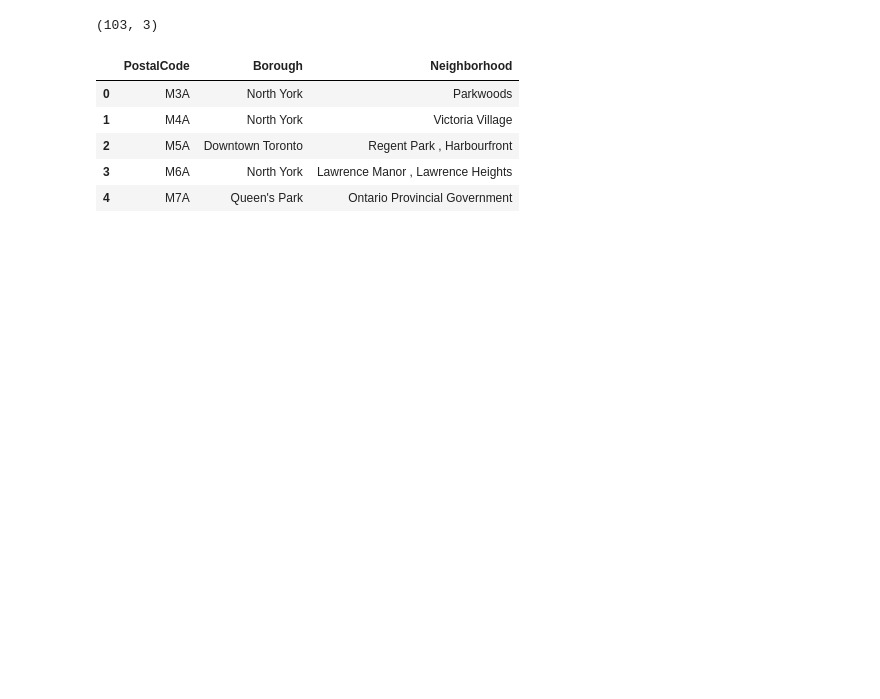
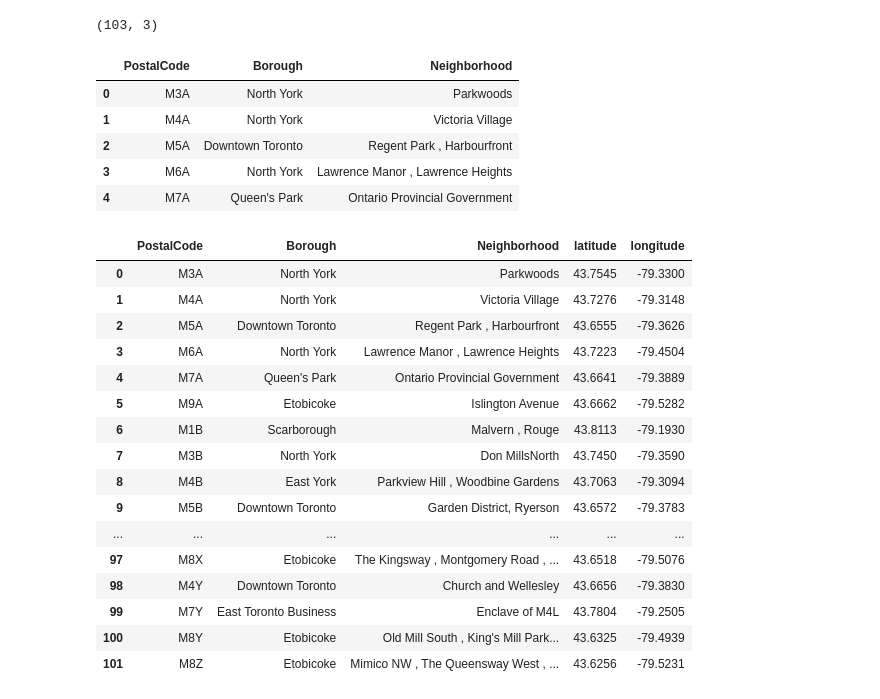
Before and after one commit to amroca79/Toronto_Hood_Segmentation_With_KMeans, a Jupyter notebook: week3_beautiful_soup_scrape.ipynb, the cells around one changed output. Drawn from its saved outputs; the diff is of its cells as text; code cells hidden in the pictures; blank space fills up the shorter version.

Commit message:
This commit adds the coordinate colummns to the dataframe in pandas,read and beautiful_soup notebook.

```diff
--- a/week3_beautiful_soup_scrape.ipynb
+++ b/week3_beautiful_soup_scrape.ipynb
@@ -70,0 +53,33 @@ df.head()
+# %%
+import pgeocode
+
+postal_code = df['PostalCode'].tolist()
+
+nomi = pgeocode.Nominatim('ca')
+location = nomi.query_postal_code(postal_code)
+latitude = location.latitude
+longitude = location.longitude
+# %%
+coordinates = pd.DataFrame([latitude,longitude]).transpose().astype(float)
+coordinates.head()
+# %%
+new_df = pd.concat([df, coordinates], axis=1)
+new_df
+# %% [output]
+|  | PostalCode | Borough | Neighborhood | latitude | longitude |
+| 0 | M3A | North York | Parkwoods | 43.7545 | -79.3300 |
+| 1 | M4A | North York | Victoria Village | 43.7276 | -79.3148 |
+| 2 | M5A | Downtown Toronto | Regent Park , Harbourfront | 43.6555 | -79.3626 |
+| 3 | M6A | North York | Lawrence Manor , Lawrence Heights | 43.7223 | -79.4504 |
+| 4 | M7A | Queen's Park | Ontario Provincial Government | 43.6641 | -79.3889 |
+| 5 | M9A | Etobicoke | Islington Avenue | 43.6662 | -79.5282 |
+| 6 | M1B | Scarborough | Malvern , Rouge | 43.8113 | -79.1930 |
+| 7 | M3B | North York | Don MillsNorth | 43.7450 | -79.3590 |
+| 8 | M4B | East York | Parkview Hill , Woodbine Gardens | 43.7063 | -79.3094 |
+| 9 | M5B | Downtown Toronto | Garden District, Ryerson | 43.6572 | -79.3783 |
+| ... | ... | ... | ... | ... | ... |
+| 97 | M8X | Etobicoke | The Kingsway , Montgomery Road , ... | 43.6518 | -79.5076 |
+| 98 | M4Y | Downtown Toronto | Church and Wellesley | 43.6656 | -79.3830 |
+| 99 | M7Y | East Toronto Business | Enclave of M4L | 43.7804 | -79.2505 |
+| 100 | M8Y | Etobicoke | Old Mill South , King's Mill Park... | 43.6325 | -79.4939 |
+| 101 | M8Z | Etobicoke | Mimico NW , The Queensway West , ... | 43.6256 | -79.5231 |
```
Also changed, not shown: parts of 3 cells of this notebook, 1 other file.
